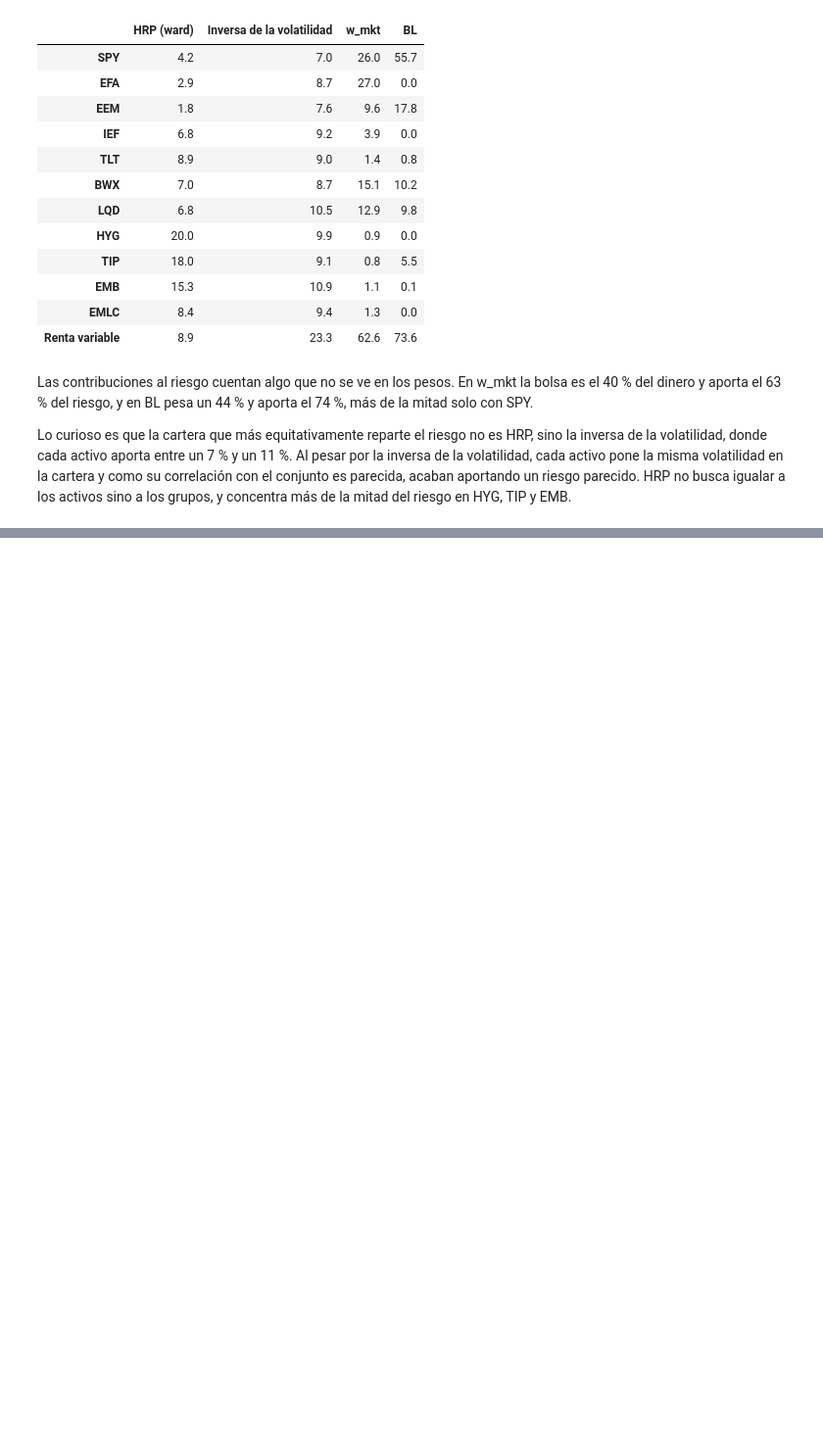
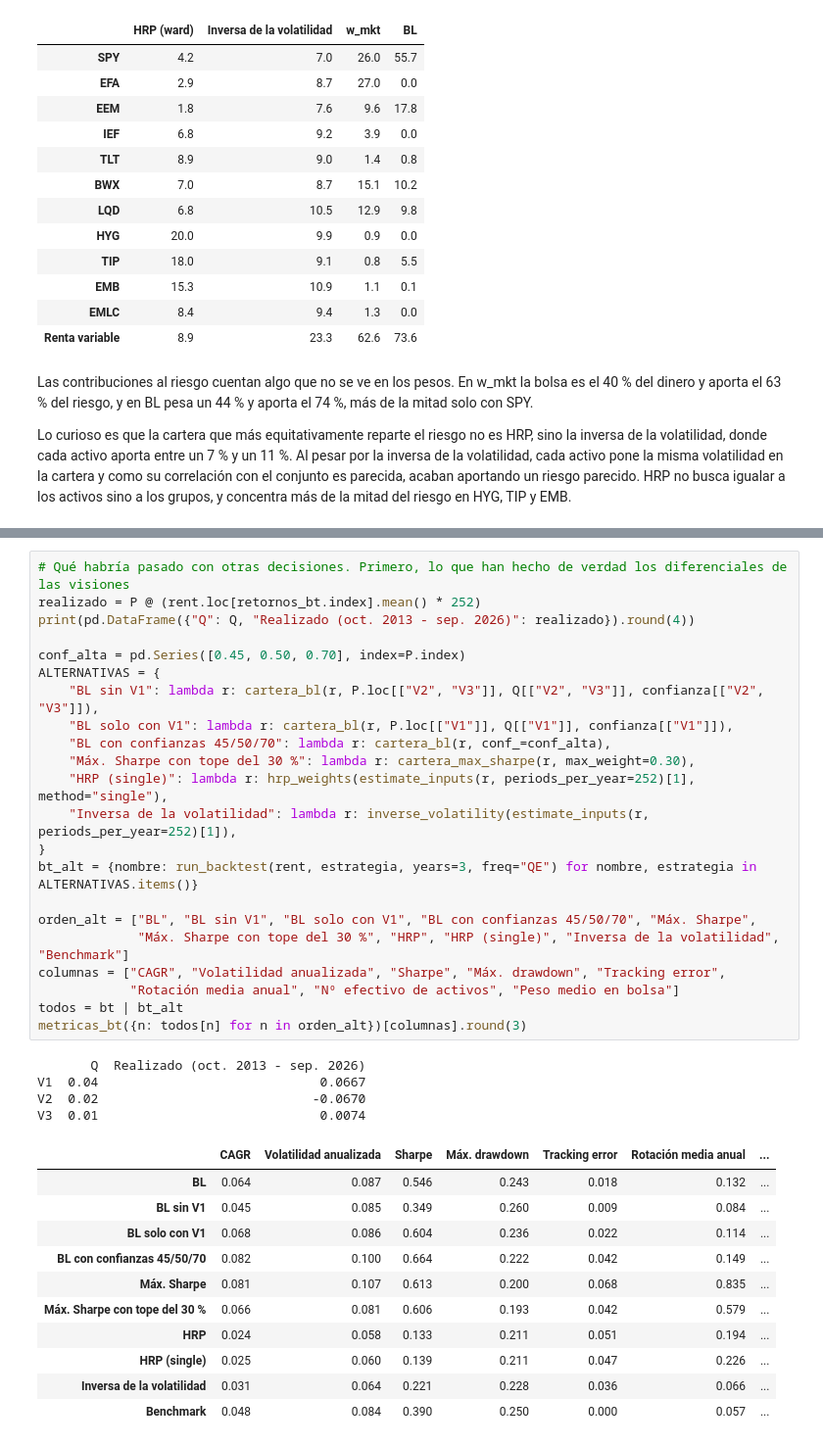
Before and after one commit to hectoorperezz/quant-management, a Jupyter notebook: notebooks/03_bl_hrp.ipynb, the cells around one changed output, grey strips where cells are left out. Shown at 98% size. Cells and saved outputs as stored; diff of their text form; blank space fills up the shorter version.

```diff
--- a/notebooks/03_bl_hrp.ipynb
+++ b/notebooks/03_bl_hrp.ipynb
@@ -594,0 +722,38 @@ Lo curioso es que la cartera que más equitativamente reparte el riesgo no es HR
+# %%
+# Qué habría pasado con otras decisiones. Primero, lo que han hecho de verdad los diferenciales de las visiones
+realizado = P @ (rent.loc[retornos_bt.index].mean() * 252)
+print(pd.DataFrame({"Q": Q, "Realizado (oct. 2013 - sep. 2026)": realizado}).round(4))
+
+conf_alta = pd.Series([0.45, 0.50, 0.70], index=P.index)
+ALTERNATIVAS = {
+    "BL sin V1": lambda r: cartera_bl(r, P.loc[["V2", "V3"]], Q[["V2", "V3"]], confianza[["V2", "V3"]]),
+    "BL solo con V1": lambda r: cartera_bl(r, P.loc[["V1"]], Q[["V1"]], confianza[["V1"]]),
+    "BL con confianzas 45/50/70": lambda r: cartera_bl(r, conf_=conf_alta),
+    "Máx. Sharpe con tope del 30 %": lambda r: cartera_max_sharpe(r, max_weight=0.30),
+    "HRP (single)": lambda r: hrp_weights(estimate_inputs(r, periods_per_year=252)[1], method="single"),
+    "Inversa de la volatilidad": lambda r: inverse_volatility(estimate_inputs(r, periods_per_year=252)[1]),
+}
+bt_alt = {nombre: run_backtest(rent, estrategia, years=3, freq="QE") for nombre, estrategia in ALTERNATIVAS.items()}
+
+orden_alt = ["BL", "BL sin V1", "BL solo con V1", "BL con confianzas 45/50/70", "Máx. Sharpe",
+             "Máx. Sharpe con tope del 30 %", "HRP", "HRP (single)", "Inversa de la volatilidad", "Benchmark"]
+columnas = ["CAGR", "Volatilidad anualizada", "Sharpe", "Máx. drawdown", "Tracking error",
+            "Rotación media anual", "Nº efectivo de activos", "Peso medio en bolsa"]
+todos = bt | bt_alt
+metricas_bt({n: todos[n] for n in orden_alt})[columnas].round(3)
+# %% [output]
+       Q  Realizado (oct. 2013 - sep. 2026)
+V1  0.04                             0.0667
+V2  0.02                            -0.0670
+V3  0.01                             0.0074
+|  | CAGR | Volatilidad anualizada | Sharpe | Máx. drawdown | Tracking error | Rotación media anual | ... |
+| BL | 0.064 | 0.087 | 0.546 | 0.243 | 0.018 | 0.132 | ... |
+| BL sin V1 | 0.045 | 0.085 | 0.349 | 0.260 | 0.009 | 0.084 | ... |
+| BL solo con V1 | 0.068 | 0.086 | 0.604 | 0.236 | 0.022 | 0.114 | ... |
+| BL con confianzas 45/50/70 | 0.082 | 0.100 | 0.664 | 0.222 | 0.042 | 0.149 | ... |
+| Máx. Sharpe | 0.081 | 0.107 | 0.613 | 0.200 | 0.068 | 0.835 | ... |
+| Máx. Sharpe con tope del 30 % | 0.066 | 0.081 | 0.606 | 0.193 | 0.042 | 0.579 | ... |
+| HRP | 0.024 | 0.058 | 0.133 | 0.211 | 0.051 | 0.194 | ... |
+| HRP (single) | 0.025 | 0.060 | 0.139 | 0.211 | 0.047 | 0.226 | ... |
+| Inversa de la volatilidad | 0.031 | 0.064 | 0.221 | 0.228 | 0.036 | 0.066 | ... |
+| Benchmark | 0.048 | 0.084 | 0.390 | 0.250 | 0.000 | 0.057 | ... |
```
Also changed, not shown: parts of 9 cells of this notebook, 4 other files.
